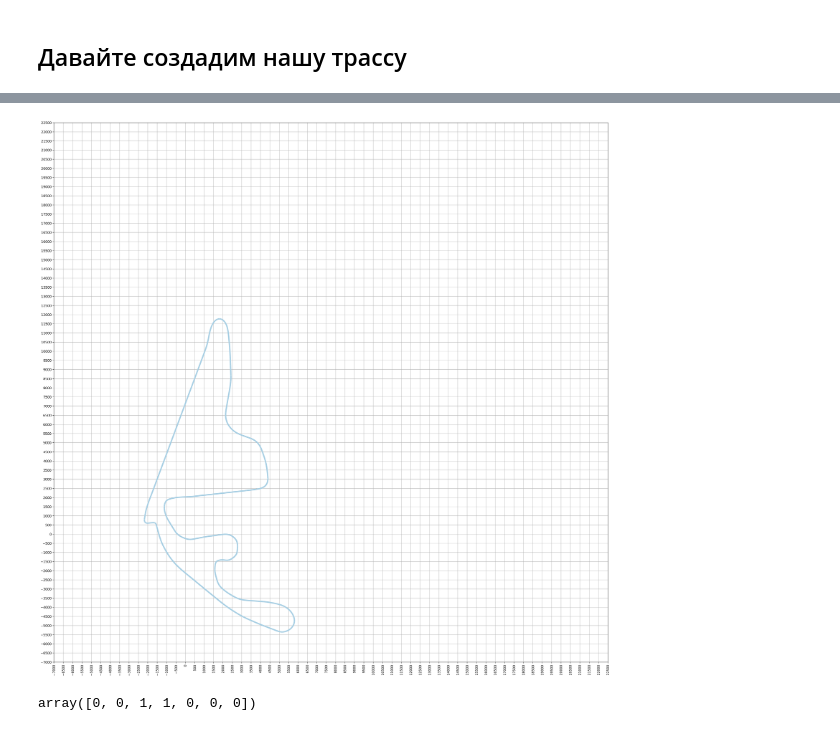
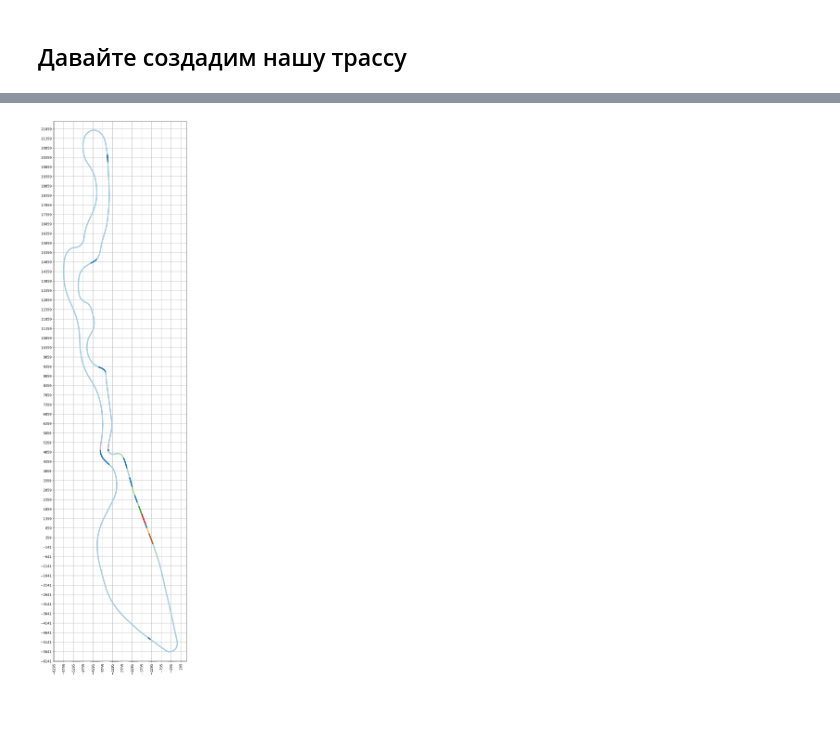
Before and after one commit to BuzzErR/f1analysis, a Jupyter notebook: Formula/main.ipynb, the cells around one changed output, grey strips where cells are left out. Drawn from its saved outputs; the diff is of its cells as text; code cells hidden in the pictures; blank space fills up the shorter version.

```diff
--- a/Formula/main.ipynb
+++ b/Formula/main.ipynb
@@ -10,8 +10,8 @@ import datetime
 import math
 
 ff1.Cache.enable_cache('cache')
-session = ff1.get_session(2021, 22, 'R')
-quali = ff1.get_session(2021, 22, 'Q')
+session = ff1.get_session(2021, 21, 'R')
+quali = ff1.get_session(2021, 21, 'Q')
 quali = pd.DataFrame(quali.results)
 # %%
 laps = session.load_laps(with_telemetry=True)
@@ -326,12 +184,13 @@ tel = lap.get_telemetry()
 x = np.array(tel['X'].values)
 y = np.array(tel['Y'].values)
 
-overtakes_to_display = pd.DataFrame({"X": [x[0] for x in overtakes], "Y": [x[1] for x in overtakes]})
-overtakes_to_display.apply(lambda i: math.floor(i['X'] // 10  // x_size_of_sector), axis=1)
-overtakes_to_display.apply(lambda i: math.floor(i['Y'] // 10  // x_size_of_sector), axis=1)
-# overtakes_to_display['X'] = math.floor(overtakes_to_display['X'] // 10  // x_size_of_sector)
-# overtakes_to_display['Y'] = math.floor(overtakes_to_display['Y'] // 10  // x_size_of_sector)
-overtakes_to_display['nOvertakes'] = overtakes_to_display.apply(lambda i: num_of_overtakes_in_segment(i, overtakes_to_display), axis=1)
+overtakes_to_display = pd.DataFrame({"X": x, "Y": y})
+overtakes_to_process = pd.DataFrame({"X": [x[0] for x in overtakes], "Y": [x[1] for x in overtakes]})
+print(overtakes_to_process)
+overtakes_to_process['X'] = overtakes_to_process['X'].apply(lambda i: math.floor(i // 10  // x_size_of_sector))
+overtakes_to_process['Y'] = overtakes_to_process['Y'].apply(lambda i: math.floor(i // 10  // x_size_of_sector))
+print(overtakes_to_process)
+overtakes_to_display['nOvertakes'] = overtakes_to_display.apply(lambda i: num_of_overtakes_in_segment(i, overtakes_to_process), axis=1)
 
 points = np.array([x, y]).T.reshape(-1, 1, 2)
 segments = np.concatenate([points[:-1], points[1:]], axis=1)
@@ -354,39 +215,35 @@ overtakes_to_display.sort_values(by='nOvertakes', ascending=False)
 # %%
 from matplotlib.collections import LineCollection
 from matplotlib import cm
 import matplotlib.pyplot as plt
-from matplotlib.pyplot import figure
 
-fig,ax = plt.subplots(figsize=(30, 30), dpi=200)
+max_x = overtakes_to_display['X'].max() + 500
+min_x = overtakes_to_display['X'].min() - 500
+max_y = overtakes_to_display['Y'].max() + 500
+min_y = overtakes_to_display['Y'].min() - 500
+
+fig,ax = plt.subplots(figsize=(30 * (max_x + abs(min_x)) / (max_y + abs(min_y)), 30), dpi=200)
 
 overtake = overtakes_to_display['nOvertakes'].to_numpy().astype(float)
 
 cmap = cm.get_cmap('Paired')
 lc_comp = LineCollection(segments, norm=plt.Normalize(1, cmap.N+1), cmap=cmap)
 lc_comp.set_array(overtake)
 lc_comp.set_linewidth(4)
 ax.add_collection(lc_comp)
 
-# plt.plot(x, y)
-# plt.scatter(overtakes_to_display[overtakes_to_display['nOvertakes'] != 0]['X'], overtakes_to_display[overtakes_to_display['nOvertakes'] != 0]['Y'], color='y', s=20)
-# plt.scatter(overtakes['X'] * 10 * x_size_of_sector, overtakes['Y'] * 10 * y_size_of_sector, color='r', s=10)
-# plt.axis('equal')
+major_ticks_x = np.arange(min_x, max_x, 10 * x_size_of_sector)
+minor_ticks_x = np.arange(min_x, max_x, x_size_of_sector)
 
-major_ticks = np.arange(-7000, 23000, 500)
-minor_ticks = np.arange(-7000, 23000, 500)
+major_ticks_y = np.arange(min_y, max_y, 10 * y_size_of_sector)
+minor_ticks_y = np.arange(min_y, max_y, y_size_of_sector)
 
-ax.set_xticks(major_ticks)
-ax.set_xticks(minor_ticks, minor=True)
-ax.set_yticks(major_ticks)
-ax.set_yticks(minor_ticks, minor=True)
+ax.set_xticks(major_ticks_x)
+ax.set_xticks(minor_ticks_x, minor=True)
+ax.set_yticks(major_ticks_y)
+ax.set_yticks(minor_ticks_y, minor=True)
 plt.grid()
 plt.xticks(rotation=90)
 plt.show()
 # %% [output]
-[figure, old version]
+[figure, new version]
-# %%
-a = np.array([0, 0, 0, 0, 0, 0, 0])
-a[2:4] += np.full(2, 1)
-a
-# %% [output]
-array([0, 0, 1, 1, 0, 0, 0])
```
Also changed, not shown: parts of 13 cells of this notebook, 2 other files.
